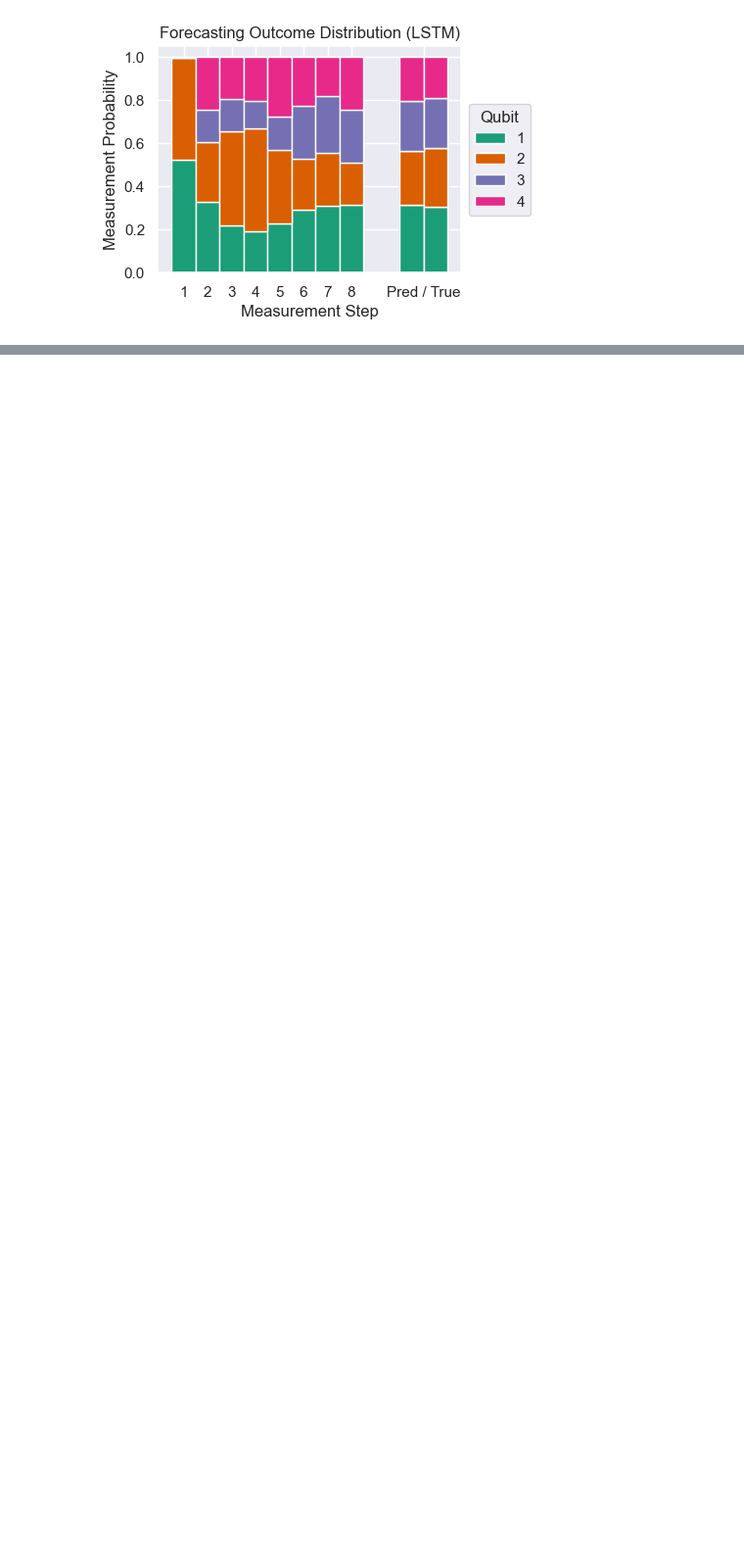
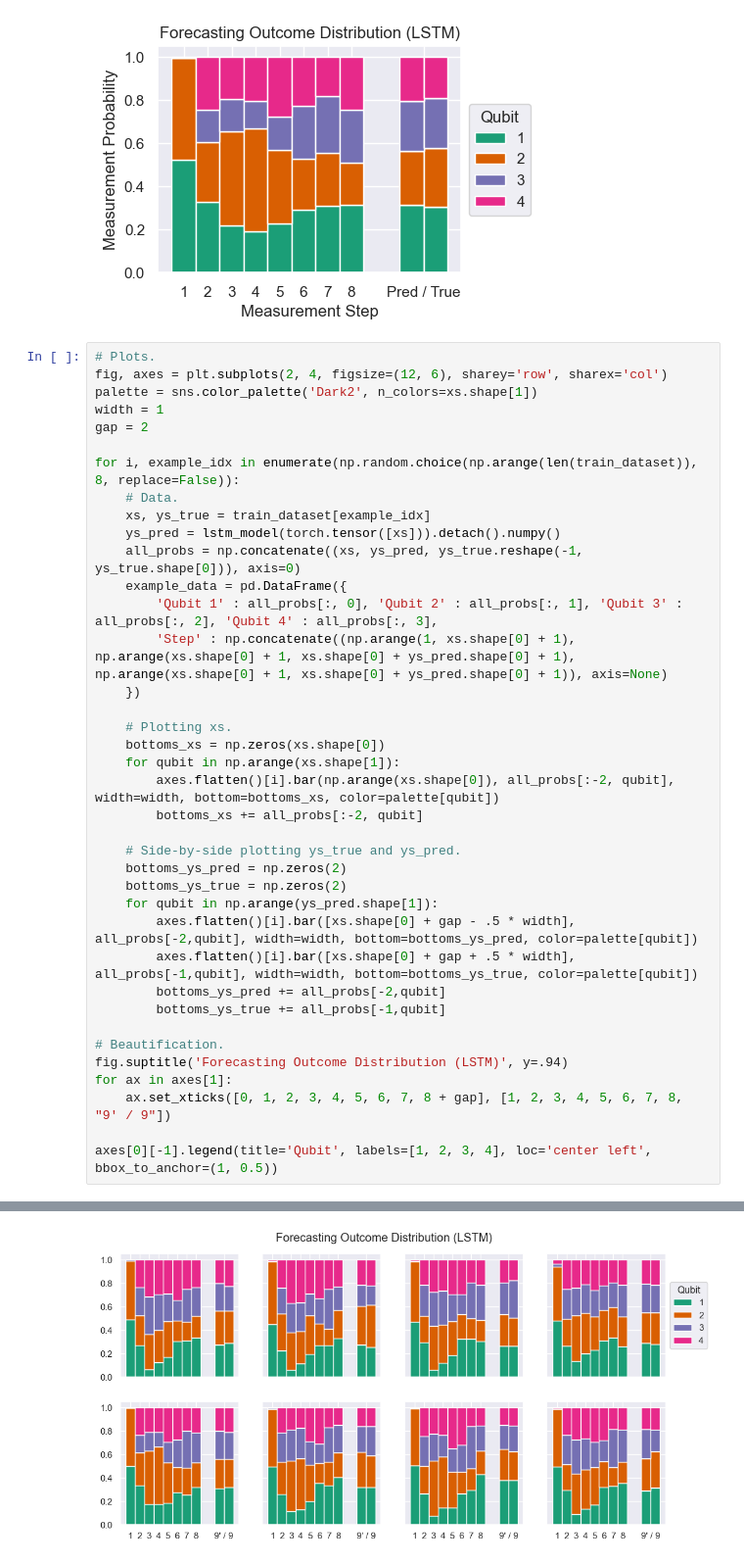
Before and after one commit to BenPrie/quantum-noise-ml, a Jupyter notebook: fingerprint-forecasting.ipynb, the cells around one changed output, grey strips where cells are left out. Shown at 98% size. Saved outputs shown, nothing was run; the diff lists cells and outputs as text; blank space fills up the shorter version.

Commit message:
Comparing predicted and true measurement outcomes in forecasted step

```diff
--- a/fingerprint-forecasting.ipynb
+++ b/fingerprint-forecasting.ipynb
@@ -392,3 +378,42 @@ ax.legend(title='Qubit', labels=[1, 2, 3, 4], loc='center left', bbox_to_anchor=
 plt.savefig('./figures/lstm/martina-forecasting-stacked-bar.pdf', bbox_inches='tight')
 # %% [output]
 [figure]
+# %%
+# Plots.
+fig, axes = plt.subplots(2, 4, figsize=(12, 6), sharey='row', sharex='col')
+palette = sns.color_palette('Dark2', n_colors=xs.shape[1])
+width = 1
+gap = 2
+
+for i, example_idx in enumerate(np.random.choice(np.arange(len(train_dataset)), 8, replace=False)):
+    # Data.
+    xs, ys_true = train_dataset[example_idx]
+    ys_pred = lstm_model(torch.tensor([xs])).detach().numpy()
+    all_probs = np.concatenate((xs, ys_pred, ys_true.reshape(-1, ys_true.shape[0])), axis=0)
+    example_data = pd.DataFrame({
+        'Qubit 1' : all_probs[:, 0], 'Qubit 2' : all_probs[:, 1], 'Qubit 3' : all_probs[:, 2], 'Qubit 4' : all_probs[:, 3],
+        'Step' : np.concatenate((np.arange(1, xs.shape[0] + 1), np.arange(xs.shape[0] + 1, xs.shape[0] + ys_pred.shape[0] + 1), np.arange(xs.shape[0] + 1, xs.shape[0] + ys_pred.shape[0] + 1)), axis=None)
+    })
+
+    # Plotting xs.
+    bottoms_xs = np.zeros(xs.shape[0])
+    for qubit in np.arange(xs.shape[1]):
+        axes.flatten()[i].bar(np.arange(xs.shape[0]), all_probs[:-2, qubit], width=width, bottom=bottoms_xs, color=palette[qubit])
+        bottoms_xs += all_probs[:-2, qubit]
+
+    # Side-by-side plotting ys_true and ys_pred.
+    bottoms_ys_pred = np.zeros(2)
+    bottoms_ys_true = np.zeros(2)
+    for qubit in np.arange(ys_pred.shape[1]):
+        axes.flatten()[i].bar([xs.shape[0] + gap - .5 * width], all_probs[-2,qubit], width=width, bottom=bottoms_ys_pred, color=palette[qubit])
+        axes.flatten()[i].bar([xs.shape[0] + gap + .5 * width], all_probs[-1,qubit], width=width, bottom=bottoms_ys_true, color=palette[qubit])
+        bottoms_ys_pred += all_probs[-2,qubit]
+        bottoms_ys_true += all_probs[-1,qubit]
+
+# Beautification.
+fig.suptitle('Forecasting Outcome Distribution (LSTM)', y=.94)
+for ax in axes[1]:
+    ax.set_xticks([0, 1, 2, 3, 4, 5, 6, 7, 8 + gap], [1, 2, 3, 4, 5, 6, 7, 8, "9' / 9"])
+
+axes[0][-1].legend(title='Qubit', labels=[1, 2, 3, 4], loc='center left', bbox_to_anchor=(1, 0.5))
+# %% [output]
@@ -394,0 +421 @@ plt.savefig('./figures/lstm/martina-forecasting-stacked-bar.pdf', bbox_inches='t
+[figure, added]
```
Also changed, not shown: parts of 5 cells of this notebook, 1 other file.
